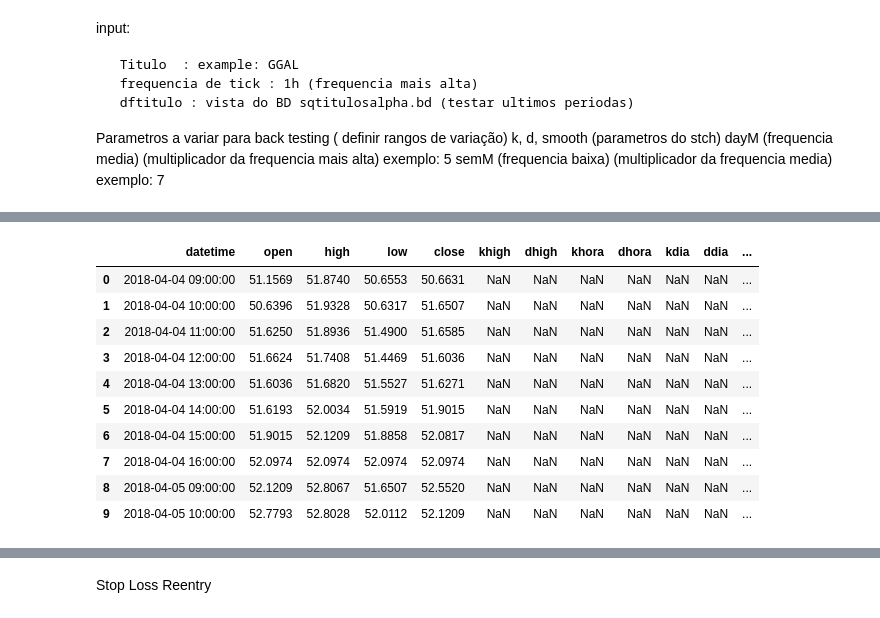
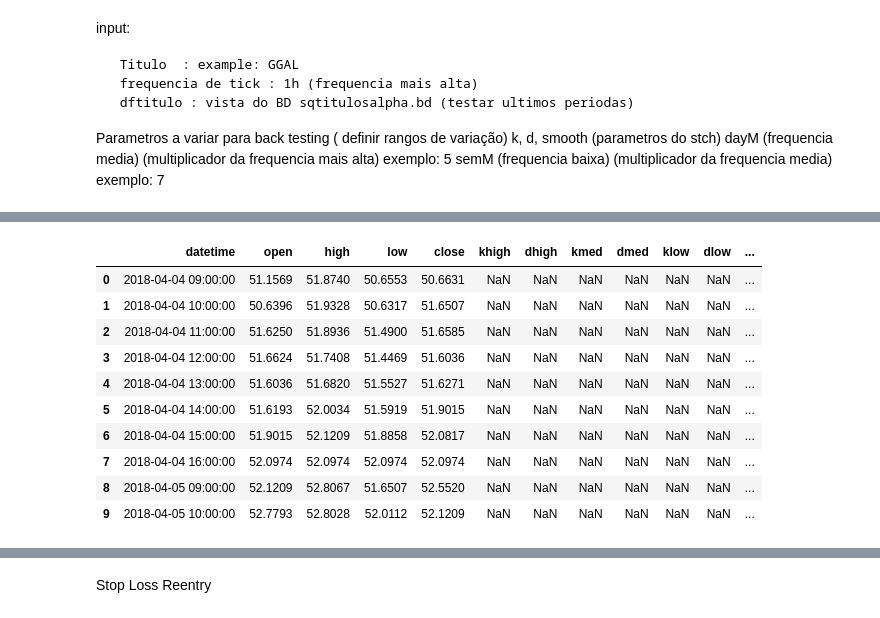
Before and after one commit to SciTrade/anaconda_projects, a Jupyter notebook: Trading_System/Stch_1H_1/systemconstruction.ipynb, the cells around one changed output, grey strips where cells are left out. Saved outputs shown, nothing was run; the diff lists cells and outputs as text; code cells hidden in the pictures.

```diff
--- a/Trading_System/Stch_1H_1/systemconstruction.ipynb
+++ b/Trading_System/Stch_1H_1/systemconstruction.ipynb
@@ -56,8 +57,8 @@ i = 'high'
 K = 16
 D = 5
 smoth = 5
-dayM = 8
-semM = 10
+medM = 8
+lowM = 10
 stpl = 0.02
 comission = 0.0035
 taxalivrerisgoprom = 0.05
@@ -82,15 +95,10 @@ dfstoch = stochastic(dftitulosdados, i, K, D, smoth)
 # %%
-def set_test( df, intervalo, k, d, smth, dayM, semM):
+# stochastic high, med and low frcuency
 
-        # Convert time
-        #df["time"] = pd.to_datetime(df.index, utc=True)
-        #df['timeArg'] = df['time'].dt.tz_convert('America/Argentina/Buenos_Aires')
-        #df['time'] = df['time'].dt.tz_convert(None)
+def stoch_hml( df, k, d, smth, medM, lowM):
 
-        df = stochastic(df, "high", k, d, smth)
-        df = stochastic(df, "med", k*dayM, d*dayM, smth*dayM)
-        df = stochastic(df, "low", k*dayM*semM, d*dayM*semM, smth*dayM*semM)
+    df = stochastic(df, "high", k, d, smth)
+    df = stochastic(df, "med", k*medM, d*medM, smth*medM)
+    df = stochastic(df, "low", k*medM*lowM, d*medM*lowM, smth*medM*lowM)
 
-        return df
-dfstoch_hml= set_test(dfstoch, i , K, D, smoth, dayM , semM )
-display(dfstoch_hml.head(10) )
+    return df
@@ -108,0 +105,3 @@ display(dfstoch_hml.head(10) )
+# %%
+dfstoch_hml= stoch_hml(dfstoch , K, D, smoth, medM , lowM )
+display(dfstoch_hml.head(10) )
@@ -109,23 +120,25 @@ display(dfstoch_hml.head(10) )
 # %%
-#%%timeit
-#pd.set_option('display.max_rows', None)
-df = dfstoch_hml
-df["longbuylow"] = ((df["klow"] > 20) & (df["klow"] > df["dlow"])).astype(int)
-df["longbuymed"] = ((df["kmed"] > 20) & (df["kmed"] > df["dmed"])).astype(int)
-df["longbuyhigh"] = ((df["khigh"] > 20) & (df["khigh"] > df["dhigh"])).astype(int)
+def system_criterias (df):   # input  df() =  dfstoch_hml ()
 
-display(df.head(10))
+    df["longbuylow"] = ((df["klow"] > 20) & (df["klow"] > df["dlow"])).astype(int)
+    df["longbuymed"] = ((df["kmed"] > 20) & (df["kmed"] > df["dmed"])).astype(int)
+    df["longbuyhigh"] = ((df["khigh"] > 20) & (df["khigh"] > df["dhigh"])).astype(int)
+
+    return df
-# %% [output]
-|  | datetime | open | high | low | close | khigh | dhigh | khora | dhora | kdia | ddia | ... |
-| 0 | 2018-04-04 09:00:00 | 51.1569 | 51.8740 | 50.6553 | 50.6631 | NaN | NaN | NaN | NaN | NaN | NaN | ... |
-| 1 | 2018-04-04 10:00:00 | 50.6396 | 51.9328 | 50.6317 | 51.6507 | NaN | NaN | NaN | NaN | NaN | NaN | ... |
-| 2 | 2018-04-04 11:00:00 | 51.6250 | 51.8936 | 51.4900 | 51.6585 | NaN | NaN | NaN | NaN | NaN | NaN | ... |
-| 3 | 2018-04-04 12:00:00 | 51.6624 | 51.7408 | 51.4469 | 51.6036 | NaN | NaN | NaN | NaN | NaN | NaN | ... |
-| 4 | 2018-04-04 13:00:00 | 51.6036 | 51.6820 | 51.5527 | 51.6271 | NaN | NaN | NaN | NaN | NaN | NaN | ... |
-| 5 | 2018-04-04 14:00:00 | 51.6193 | 52.0034 | 51.5919 | 51.9015 | NaN | NaN | NaN | NaN | NaN | NaN | ... |
-| 6 | 2018-04-04 15:00:00 | 51.9015 | 52.1209 | 51.8858 | 52.0817 | NaN | NaN | NaN | NaN | NaN | NaN | ... |
-| 7 | 2018-04-04 16:00:00 | 52.0974 | 52.0974 | 52.0974 | 52.0974 | NaN | NaN | NaN | NaN | NaN | NaN | ... |
-| 8 | 2018-04-05 09:00:00 | 52.1209 | 52.8067 | 51.6507 | 52.5520 | NaN | NaN | NaN | NaN | NaN | NaN | ... |
-| 9 | 2018-04-05 10:00:00 | 52.7793 | 52.8028 | 52.0112 | 52.1209 | NaN | NaN | NaN | NaN | NaN | NaN | ... |
+# %%
+dfcriterias = system_criterias (dfstoch_hml)
+display (dfcriterias.head(10))
+# %% [output]
+|  | datetime | open | high | low | close | khigh | dhigh | kmed | dmed | klow | dlow | ... |
+| 0 | 2018-04-04 09:00:00 | 51.1569 | 51.8740 | 50.6553 | 50.6631 | NaN | NaN | NaN | NaN | NaN | NaN | ... |
+| 1 | 2018-04-04 10:00:00 | 50.6396 | 51.9328 | 50.6317 | 51.6507 | NaN | NaN | NaN | NaN | NaN | NaN | ... |
+| 2 | 2018-04-04 11:00:00 | 51.6250 | 51.8936 | 51.4900 | 51.6585 | NaN | NaN | NaN | NaN | NaN | NaN | ... |
+| 3 | 2018-04-04 12:00:00 | 51.6624 | 51.7408 | 51.4469 | 51.6036 | NaN | NaN | NaN | NaN | NaN | NaN | ... |
+| 4 | 2018-04-04 13:00:00 | 51.6036 | 51.6820 | 51.5527 | 51.6271 | NaN | NaN | NaN | NaN | NaN | NaN | ... |
+| 5 | 2018-04-04 14:00:00 | 51.6193 | 52.0034 | 51.5919 | 51.9015 | NaN | NaN | NaN | NaN | NaN | NaN | ... |
+| 6 | 2018-04-04 15:00:00 | 51.9015 | 52.1209 | 51.8858 | 52.0817 | NaN | NaN | NaN | NaN | NaN | NaN | ... |
+| 7 | 2018-04-04 16:00:00 | 52.0974 | 52.0974 | 52.0974 | 52.0974 | NaN | NaN | NaN | NaN | NaN | NaN | ... |
+| 8 | 2018-04-05 09:00:00 | 52.1209 | 52.8067 | 51.6507 | 52.5520 | NaN | NaN | NaN | NaN | NaN | NaN | ... |
+| 9 | 2018-04-05 10:00:00 | 52.7793 | 52.8028 | 52.0112 | 52.1209 | NaN | NaN | NaN | NaN | NaN | NaN | ... |
 # %%
 #%%timeit
```
Also changed, not shown: parts of 15 cells of this notebook, 3 other files.
